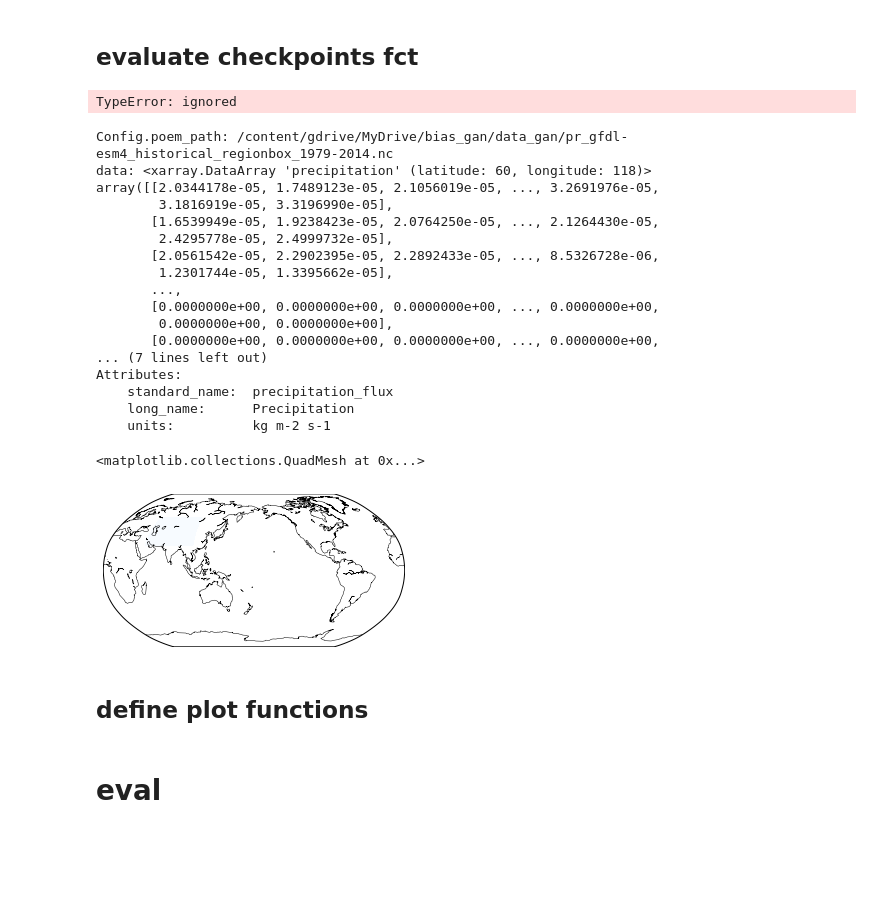
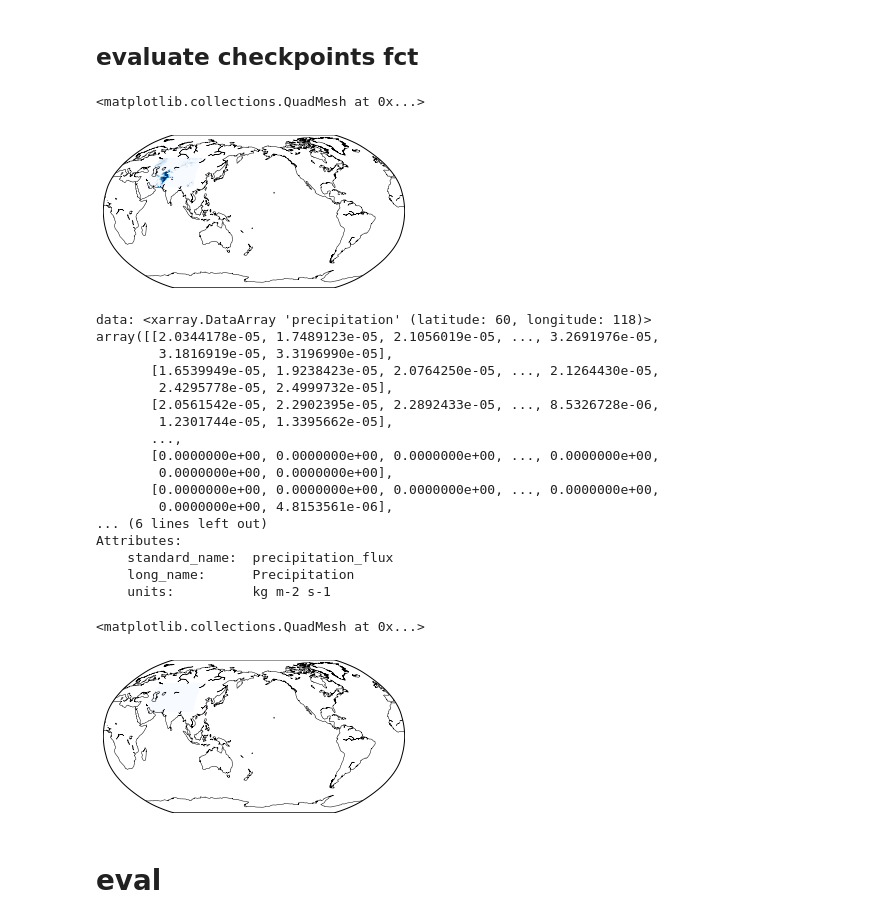
Before and after one commit to aim56009/Bias_GAN, a Jupyter notebook: data/run_notebook.ipynb, the cells around one changed output. Saved outputs shown, nothing was run; the diff lists cells and outputs as text; code cells hidden in the pictures; blank space fills up the shorter version.

Commit message:
work on plotting the right region

```diff
--- a/data/run_notebook.ipynb
+++ b/data/run_notebook.ipynb
@@ -550,9 +554,18 @@ class EvaluateCheckpoints():
                          num_plots=self.num_checkpoints,
                          fname=fname, show_plots=self.show_plots)
 # %%
-abs(getattr(climate_model.precipitation).isel(time=time_index))
+#abs(getattr(climate_model.precipitation).isel(time=time_index))
-# %% [output]
-TypeError: ignored
+# %%
+data_ = abs(getattr(test_data, 'climate_model').isel(time=-1))
+plot_basemap(data_, cbar_title, vmin, vmax, alpha, cmap,
+                             cbar=cbar,
+                             return_cs=True,
+                             projection='robin',
+                             map_resolution='c',
+                             plot_mask=mask)
+# %% [output]
+<matplotlib.collections.QuadMesh at 0x...>
+[figure, added]
 # %%
 vmin=0
 vmax=20
@@ -563,9 +576,10 @@ alpha = 1.0
 cbar = False
 cbar_title = ''
 
+
 climate_model = xr.open_dataset(Config.poem_path)
 'poem_precipitation' in climate_model.variables
-testing_data = abs(climate_model.self.gan_results.gan_precipitation).isel(time=time_index)
+testing_data = abs(climate_model.precipitation).isel(time=time_index)
 
 data = abs(climate_model.precipitation).isel(time=time_index)
 print("data:",data)
@@ -578,7 +592,6 @@ plot_basemap(testing_data, cbar_title, vmin, vmax, alpha, cmap,
                              map_resolution='c',
                              plot_mask=mask)
 # %% [output]
-Config.poem_path: /content/gdrive/MyDrive/bias_gan/data_gan/pr_gfdl-esm4_historical_regionbox_1979-2014.nc
 data: <xarray.DataArray 'precipitation' (latitude: 60, longitude: 118)>
 array([[2.0344178e-05, 1.7489123e-05, 2.1056019e-05, ..., 3.2691976e-05,
         3.1816919e-05, 3.3196990e-05],
@@ -590,12 +603,11 @@ array([[2.0344178e-05, 1.7489123e-05, 2.1056019e-05, ..., 3.2691976e-05,
        [0.0000000e+00, 0.0000000e+00, 0.0000000e+00, ..., 0.0000000e+00,
         0.0000000e+00, 0.0000000e+00],
        [0.0000000e+00, 0.0000000e+00, 0.0000000e+00, ..., 0.0000000e+00,
-... (7 lines left out)
+        0.0000000e+00, 4.8153561e-06],
+... (6 lines left out)
 Attributes:
     standard_name:  precipitation_flux
     long_name:      Precipitation
     units:          kg m-2 s-1
 <matplotlib.collections.QuadMesh at 0x...>
 [figure]
-# %% [markdown]
-## define plot functions
```
Also changed, not shown: parts of 13 cells of this notebook.
